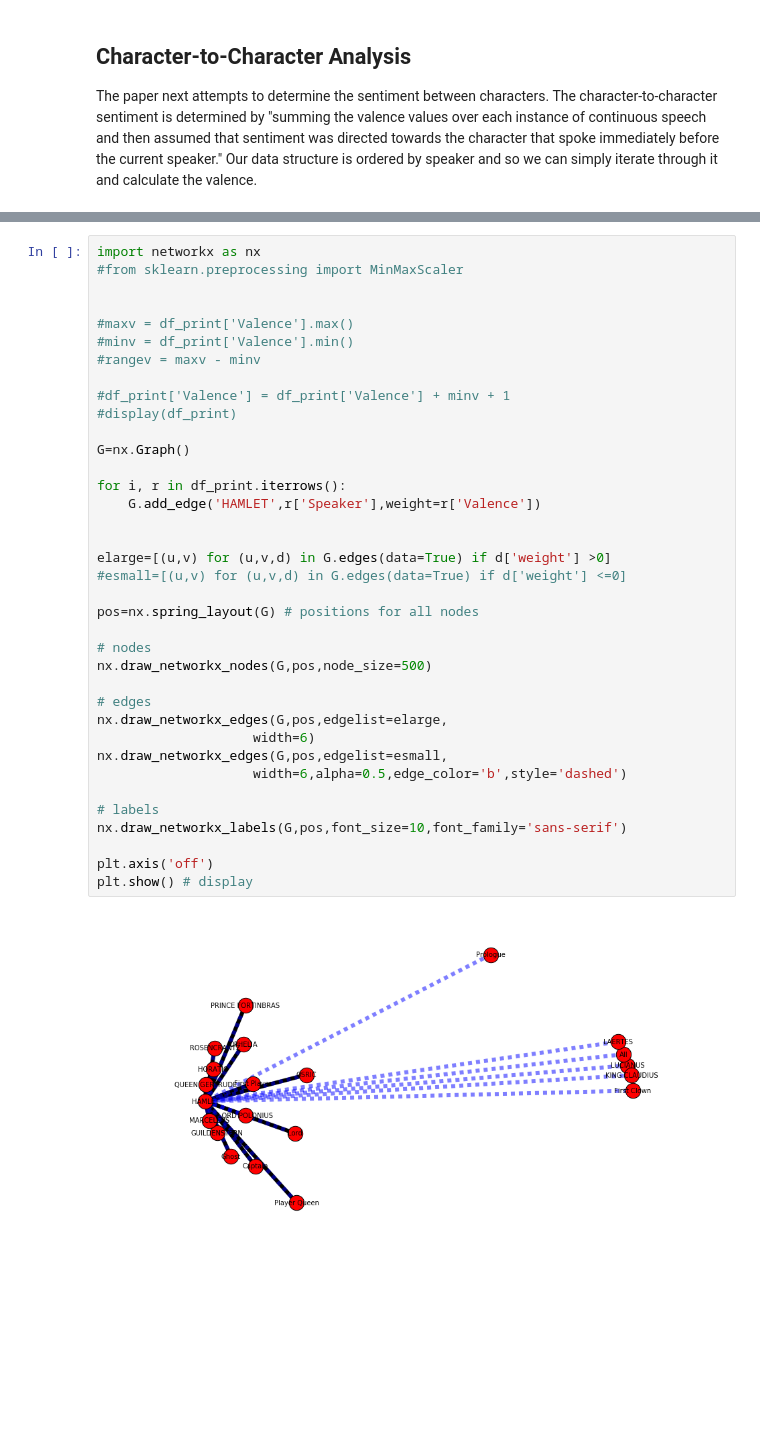
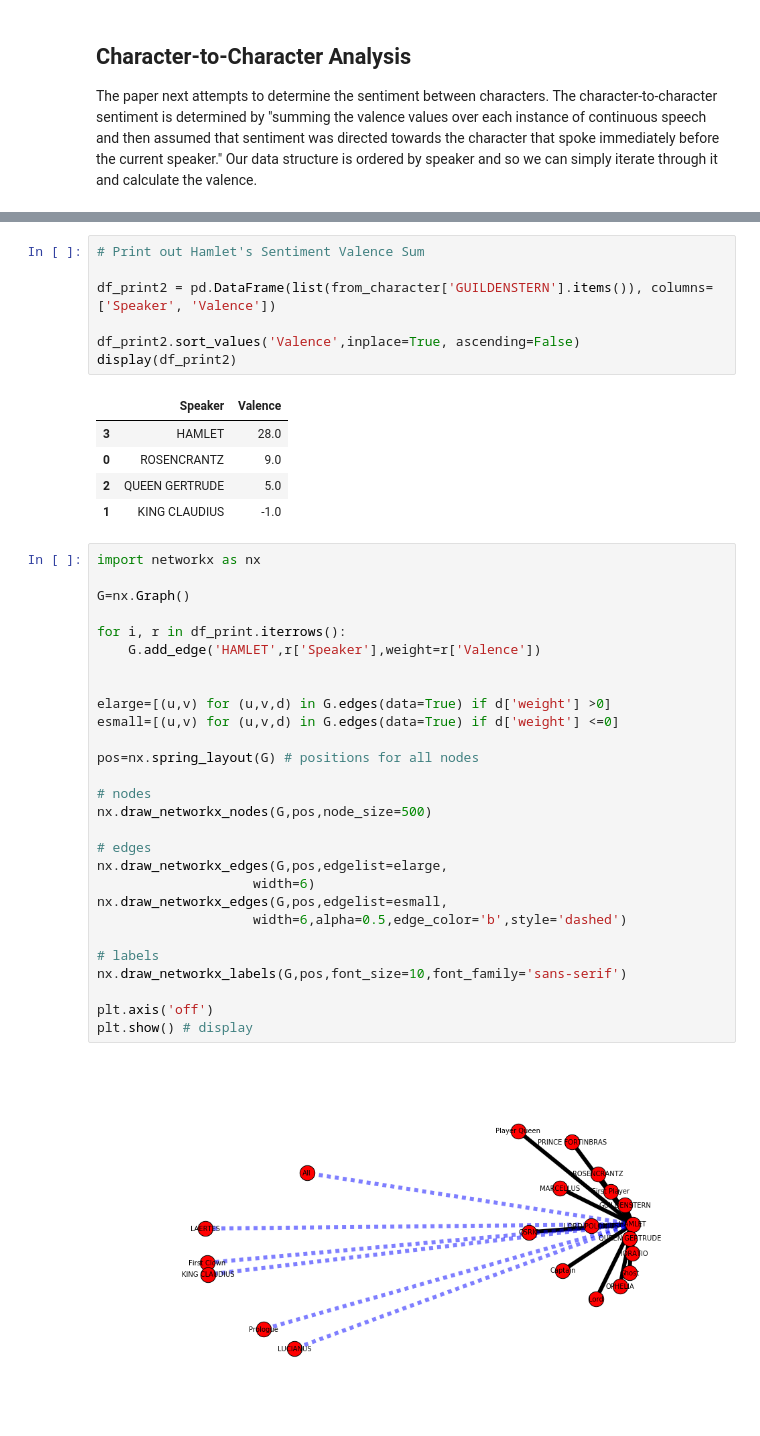
Before and after one commit to rabjohnston/E81HW5, a Jupyter notebook: PresentationCode.ipynb, the cells around one changed output, grey strips where cells are left out. Cells and saved outputs as stored; diff of their text form; blank space fills up the shorter version.

```diff
--- a/PresentationCode.ipynb
+++ b/PresentationCode.ipynb
@@ -180,39 +170,43 @@ display(df_print)
+# %%
+# Print out Hamlet's Sentiment Valence Sum
+
+df_print2 = pd.DataFrame(list(from_character['GUILDENSTERN'].items()), columns=['Speaker', 'Valence'])
+
+df_print2.sort_values('Valence',inplace=True, ascending=False)
+display(df_print2)
+# %% [output]
+|  | Speaker | Valence |
+| 3 | HAMLET | 28.0 |
+| 0 | ROSENCRANTZ | 9.0 |
+| 2 | QUEEN GERTRUDE | 5.0 |
+| 1 | KING CLAUDIUS | -1.0 |
 # %%
 import networkx as nx
-#from sklearn.preprocessing import MinMaxScaler
-
-
-#maxv = df_print['Valence'].max()
-#minv = df_print['Valence'].min()
-#rangev = maxv - minv
-
-#df_print['Valence'] = df_print['Valence'] + minv + 1
-#display(df_print)
 
 G=nx.Graph()
 
 for i, r in df_print.iterrows():
     G.add_edge('HAMLET',r['Speaker'],weight=r['Valence'])
 
 
 elarge=[(u,v) for (u,v,d) in G.edges(data=True) if d['weight'] >0]
-#esmall=[(u,v) for (u,v,d) in G.edges(data=True) if d['weight'] <=0]
+esmall=[(u,v) for (u,v,d) in G.edges(data=True) if d['weight'] <=0]
 
 pos=nx.spring_layout(G) # positions for all nodes
 
 # nodes
 nx.draw_networkx_nodes(G,pos,node_size=500)
 
 # edges
 nx.draw_networkx_edges(G,pos,edgelist=elarge,
                     width=6)
 nx.draw_networkx_edges(G,pos,edgelist=esmall,
                     width=6,alpha=0.5,edge_color='b',style='dashed')
 
 # labels
 nx.draw_networkx_labels(G,pos,font_size=10,font_family='sans-serif')
 
 plt.axis('off')
 plt.show() # display
 # %% [output]
-[figure, old version]
+[figure, new version]
```
Also changed, not shown: parts of 6 cells of this notebook.
